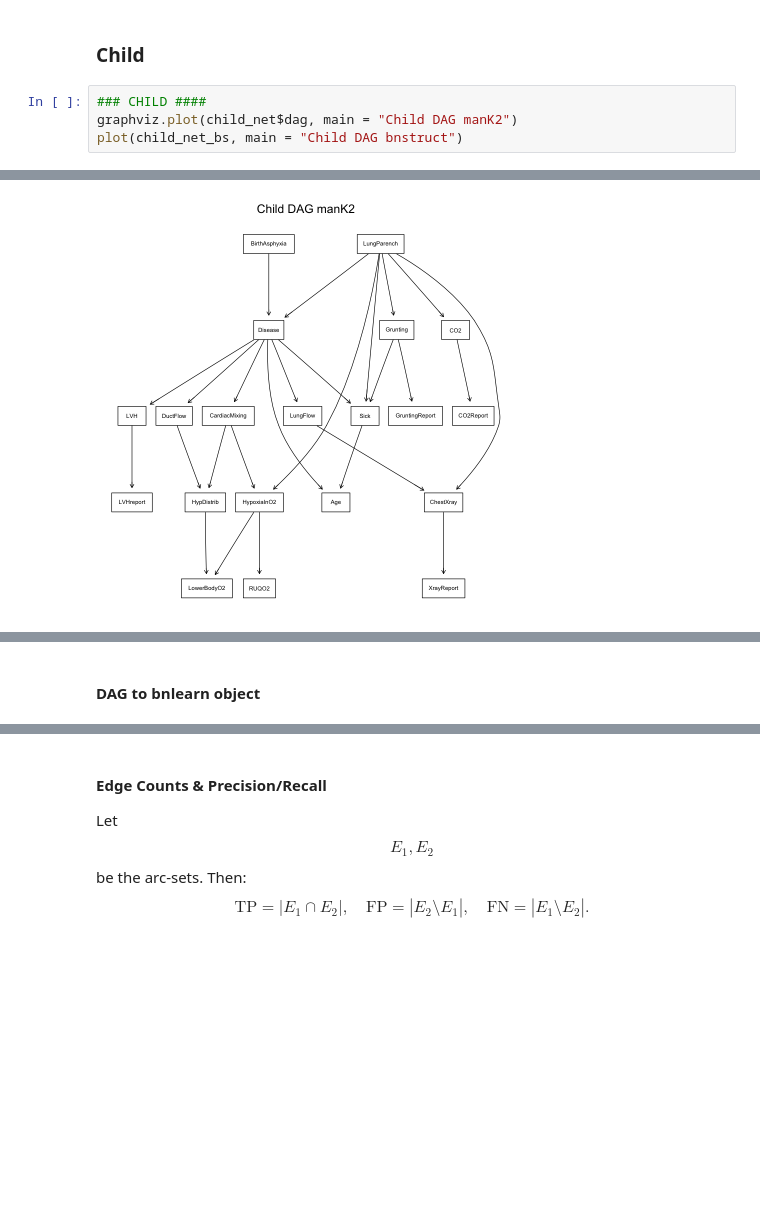
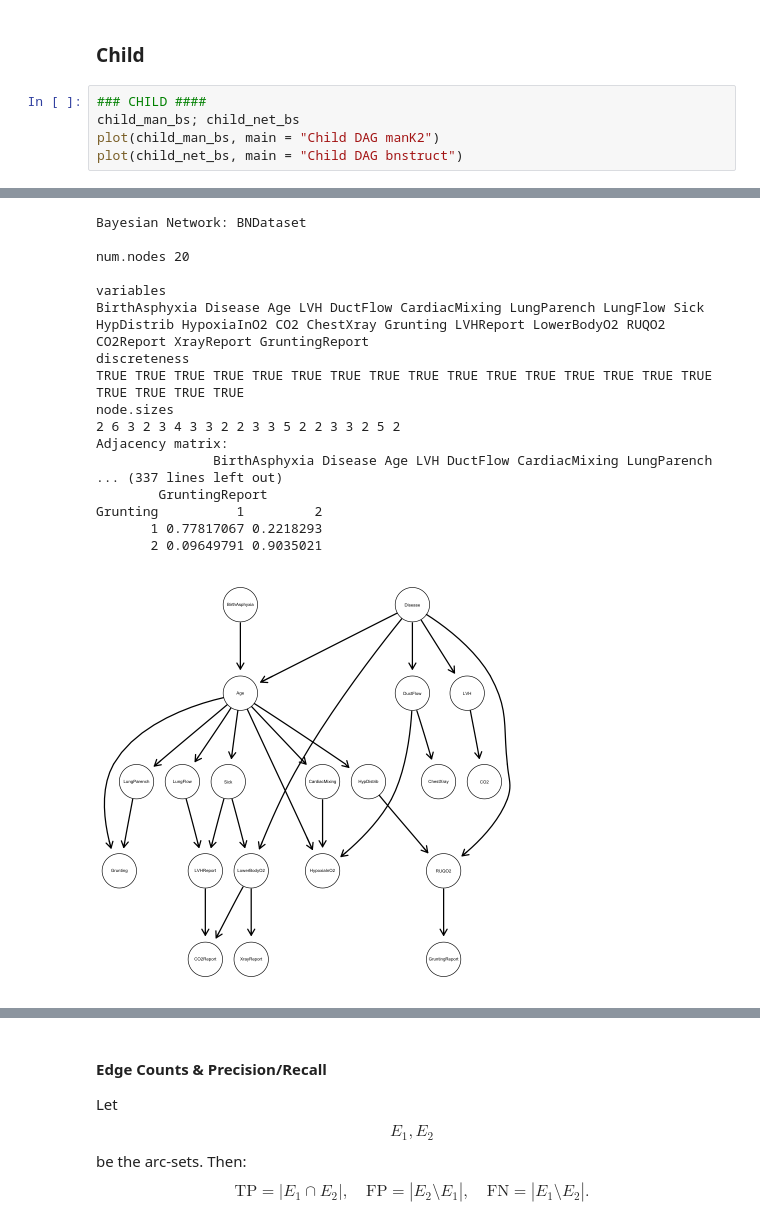
Before and after one commit to filippobezzi/bayesian_networks, a Jupyter notebook: part3_comparison.ipynb, the cells around one changed output, grey strips where cells are left out. Cells and saved outputs as stored; diff of their text form; blank space fills up the shorter version.

```diff
--- a/part3_comparison.ipynb
+++ b/part3_comparison.ipynb
@@ -131,6 +189,7 @@ plot(asia_net_bs, main = "ASIA DAG bnstruct")
 ### Child
 # %%
 ### CHILD ####
-graphviz.plot(child_net$dag, main = "Child DAG manK2")
+child_man_bs; child_net_bs
+plot(child_man_bs, main = "Child DAG manK2")
 plot(child_net_bs, main = "Child DAG bnstruct")
 # %% [output]
@@ -137,4 +213,19 @@ plot(child_net_bs, main = "Child DAG bnstruct")
+Bayesian Network: BNDataset
+
+num.nodes 20
+
+variables
+BirthAsphyxia Disease Age LVH DuctFlow CardiacMixing LungParench LungFlow Sick HypDistrib HypoxiaInO2 CO2 ChestXray Grunting LVHReport LowerBodyO2 RUQO2 CO2Report XrayReport GruntingReport
+discreteness
+TRUE TRUE TRUE TRUE TRUE TRUE TRUE TRUE TRUE TRUE TRUE TRUE TRUE TRUE TRUE TRUE TRUE TRUE TRUE TRUE
+node.sizes
+2 6 3 2 3 4 3 3 2 2 3 3 5 2 2 3 3 2 5 2
+Adjacency matrix:
+               BirthAsphyxia Disease Age LVH DuctFlow CardiacMixing LungParench
+... (337 lines left out)
+        GruntingReport
+Grunting          1         2
+       1 0.77817067 0.2218293
+       2 0.09649791 0.9035021
-[figure, old version]
+[figure, new version]
 [figure]
-# %% [markdown]
-#### DAG to bnlearn object
```
Also changed, not shown: parts of 11 cells of this notebook, 2 other files.
